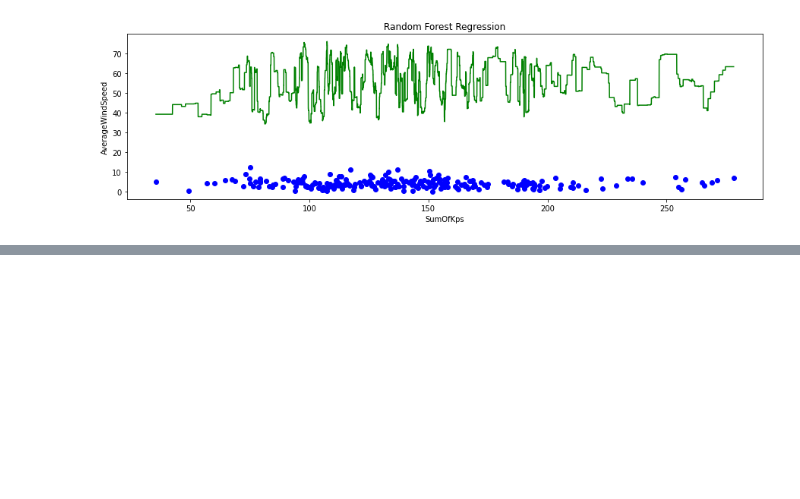
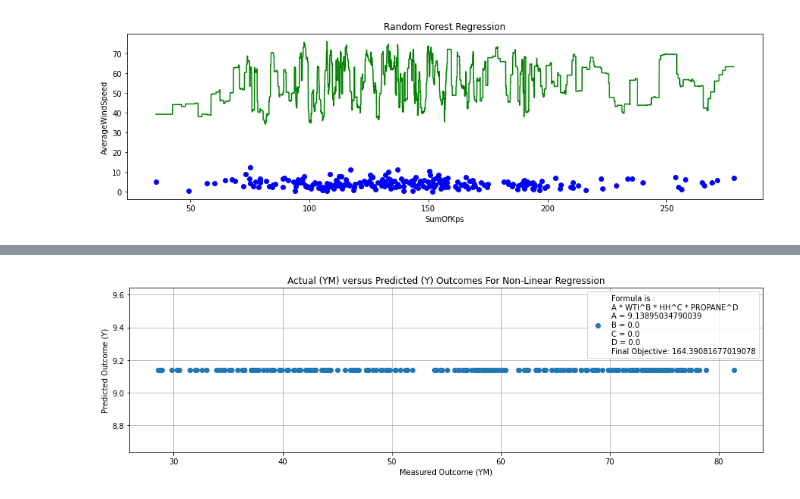
Before and after one commit to heatherholcomb/EffectsOfSpaceWeather, a Jupyter notebook: EffectsOfSpaceWeather_KpIndex_Climate.ipynb, the cells around one changed output, grey strips where cells are left out. Drawn from its saved outputs; the diff is of its cells as text; code cells hidden in the pictures; blank space fills up the shorter version.

```diff
--- a/EffectsOfSpaceWeather_KpIndex_Climate.ipynb
+++ b/EffectsOfSpaceWeather_KpIndex_Climate.ipynb
@@ -590,0 +620,85 @@ plt.show()
+# %%
+xm1 = np.array(df["SumOfKps"])
+xm2 = np.array(df["F10_7"])
+xm3 = np.array(df["InternationalSunspotNumber"])
+ym = np.array(df["AverageTemp"])  # oil sales price received (outcome)
+
+# calculate y
+def calc_y(x):
+    a = x[0]
+    b = x[1]
+    c = x[2]
+    d = x[3]
+    #y = a * xm1 + b  # linear regression
+    y = a * ( xm1 ** b ) * ( xm2 ** c ) * ( xm3 ** d )
+    return y
+
+# define objective
+def objective(x):
+    # calculate y
+    y = calc_y(x)
+    # calculate objective
+    obj = 0.0
+    for i in range(len(ym)):
+        obj = obj + ((y[i]-ym[i])/ym[i])**2
+    # return result
+    return obj
+
+# initial guesses
+x0 = np.zeros(4)
+x0[0] = 0.0 # a
+x0[1] = 0.0 # b
+x0[2] = 0.0 # c
+x0[3] = 0.0 # d
+
+# show initial objective
+print('Initial Objective: ' + str(objective(x0)))
+
+# optimize
+# bounds on variables
+my_bnds = (-100.0, 100.0)
+bnds = (my_bnds, my_bnds, my_bnds, my_bnds)
+solution = minimize(objective, x0, method='SLSQP', bounds=bnds)
+x = solution.x
+y = calc_y(x)
+
+# show final objective
+cObjective = 'Final Objective: ' + str(objective(x))
+print(cObjective)
+
+# print solution
+print('Solution')
+
+cA = 'A = ' + str(x[0])
+print(cA)
+cB = 'B = ' + str(x[1])
+print(cB)
+cC = 'C = ' + str(x[2])
+print(cC)
+cD = 'D = ' + str(x[3])
+print(cD)
+
+cFormula = "Formula is : " + "\n" \
+           + "A * WTI^B * HH^C * PROPANE^D"
+cLegend = cFormula + "\n" + cA + "\n" + cB + "\n" \
+           + cC + "\n" + cD + "\n" + cObjective
+
+#ym measured outcome
+#y  predicted outcome
+
+from scipy import stats
+slope, intercept, r_value, p_value, std_err = stats.linregress(ym,y)
+r2 = r_value**2
+cR2 = "R^2 correlation = " + str(r_value**2)
+print(cR2)
+
+# plot solution
+plt.figure(1)
+plt.title('Actual (YM) versus Predicted (Y) Outcomes For Non-Linear Regression')
+plt.plot(ym,y,'o')
+plt.xlabel('Measured Outcome (YM)')
+plt.ylabel('Predicted Outcome (Y)')
+plt.legend([cLegend])
+plt.grid(True)
+plt.show()
+# %% [output]
@@ -590,0 +713 @@ plt.show()
+[figure, added]
```
Also changed, not shown: parts of 11 cells of this notebook, 1 other file.
